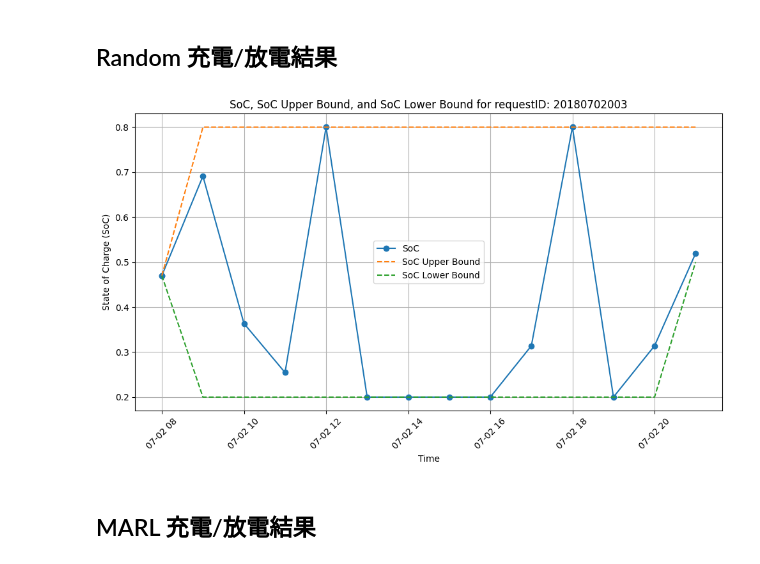
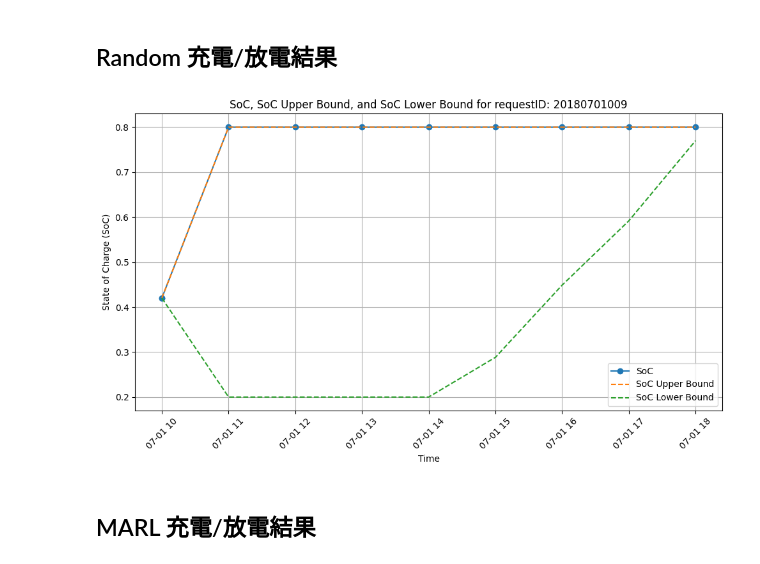
Before and after one commit to carlwang49/MY_WORK, a Jupyter notebook: Evaluation.ipynb, the cells around one changed output. Saved outputs shown, nothing was run; the diff lists cells and outputs as text; code cells hidden in the pictures.

Commit message:
Unschedule

```diff
--- a/Evaluation.ipynb
+++ b/Evaluation.ipynb
@@ -6,36 +6,36 @@ from datetime import datetime
 ## Random 充電/放電結果
 # %%
 # Read the CSV file
-file_path = './Result/VDN/1/soc_history.csv'
+file_path = './Result/Unschedule/1/soc_history.csv'
 data = pd.read_csv(file_path)
 
 # Convert 'current_time' to datetime
 data['current_time'] = pd.to_datetime(data['current_time'])
 
 # Function to plot SoC, SoC_upper_bound, and SoC_lower_bound for a given requestID
 def plot_soc_for_requestID(requestID):
     filtered_data = data[data['requestID'] == requestID]
 
     plt.figure(figsize=(10, 6))
 
     plt.plot(filtered_data['current_time'], filtered_data['soc'], label='SoC', marker='o')
     plt.plot(filtered_data['current_time'], filtered_data['SoC_upper_bound'], label='SoC Upper Bound', linestyle='--')
     plt.plot(filtered_data['current_time'], filtered_data['SoC_lower_bound'], label='SoC Lower Bound', linestyle='--')
 
     plt.xlabel('Time')
     plt.ylabel('State of Charge (SoC)')
     plt.title(f'SoC, SoC Upper Bound, and SoC Lower Bound for requestID: {requestID}')
     plt.legend()
     plt.grid(True)
     plt.xticks(rotation=45)
     plt.tight_layout()
 
     plt.show()
 
 # Example usage
-plot_soc_for_requestID(20180702003)  # Replace with the desired requestID
+plot_soc_for_requestID(20180701009)  # Replace with the desired requestID
 # %% [output]
-[figure, old version]
+[figure, new version]
 # %% [markdown]
 ## MARL 充電/放電結果
 # %%
```
Also changed, not shown: 4 other files.
